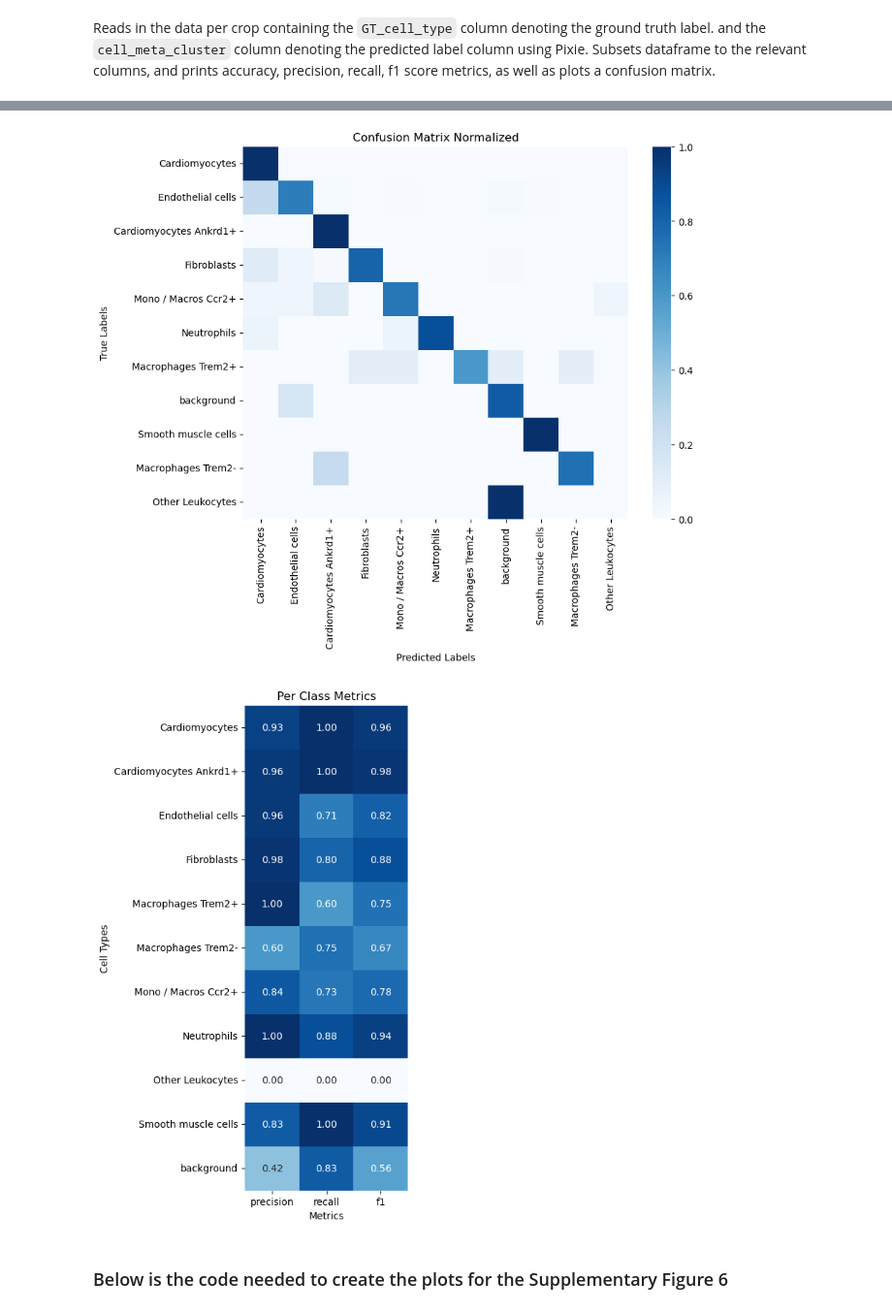
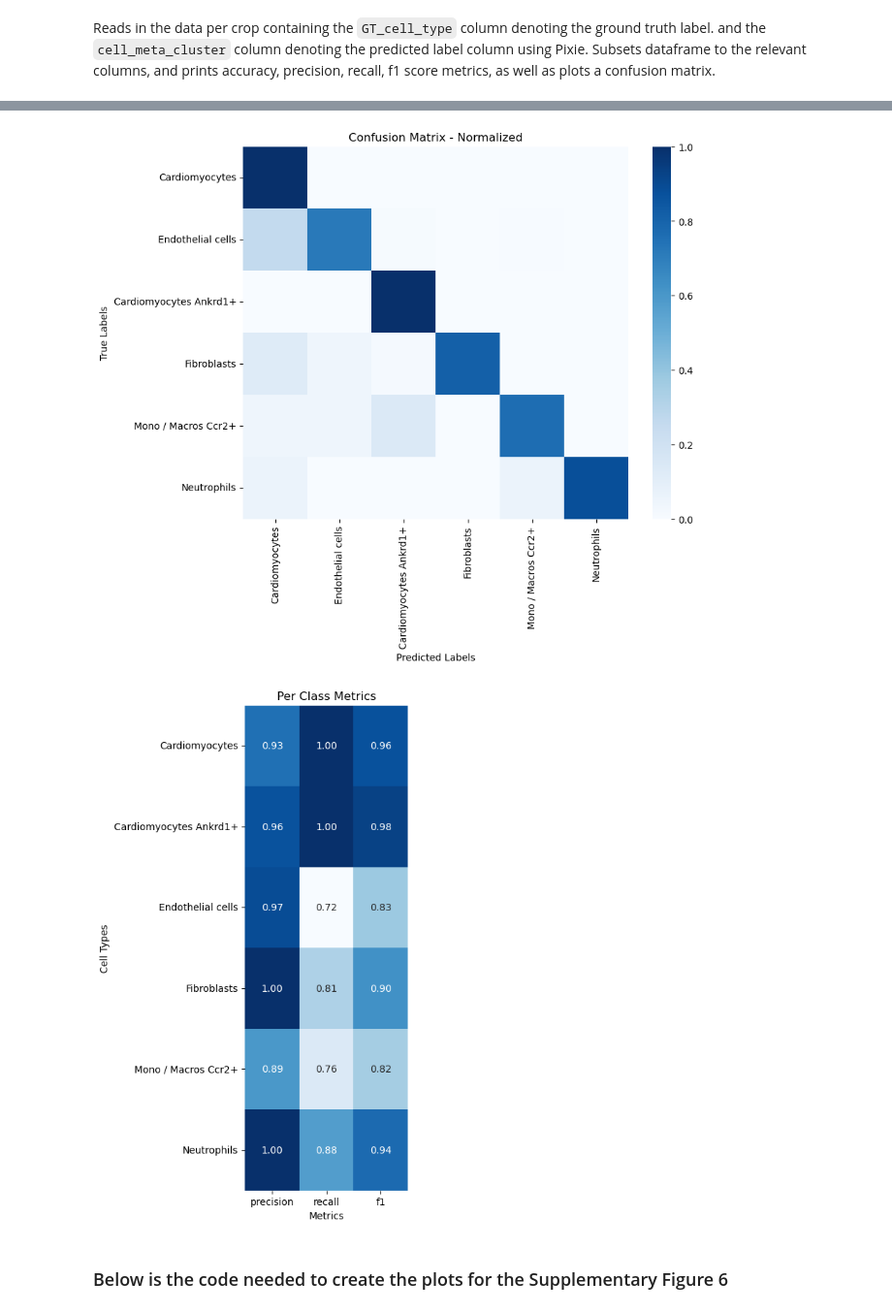
Before and after one commit to SchapiroLabor/mi_spatialomics, a Jupyter notebook: analysis/seqIF_python/seqIF.Supplementary_Figure6_segmentation_evaluation.ipynb, the cells around one changed output, grey strips where cells are left out. Shown at 97% size. Drawn from its saved outputs; the diff is of its cells as text; code cells hidden in the pictures.

```diff
--- a/analysis/seqIF_python/seqIF.Supplementary_Figure6_segmentation_evaluation.ipynb
+++ b/analysis/seqIF_python/seqIF.Supplementary_Figure6_segmentation_evaluation.ipynb
@@ -783,6 +783,13 @@ all_crops_df = pd.concat(dataframes, ignore_index=True)
 
 keep_cols = ['GT_cell_type', 'cell_meta_cluster']
 all_crops_df = all_crops_df[keep_cols]
+# %%
+# exclude all rows with classes that appear less than 10 times
+min_threshold = 5
+value_counts = all_crops_df['GT_cell_type'].value_counts()
+to_exclude = value_counts[value_counts < min_threshold].index
+all_crops_df = all_crops_df[~all_crops_df['GT_cell_type'].isin(to_exclude)]
+all_crops_df = all_crops_df[~all_crops_df['cell_meta_cluster'].isin(to_exclude)]
 # %%
 import pandas as pd
 from sklearn.metrics import accuracy_score, precision_score, recall_score, f1_score, confusion_matrix
@@ -790,7 +797,14 @@ from sklearn.utils.multiclass import unique_labels
 import seaborn as sns
 import matplotlib.pyplot as plt
 
+min_threshold = 10
 df = all_crops_df.copy()
+
+value_counts = df['GT_cell_type'].value_counts()
+to_exclude = value_counts[value_counts < min_threshold].index
+
+df = df[~df['GT_cell_type'].isin(to_exclude)]
+df = df[~df['cell_meta_cluster'].isin(to_exclude)]
 
 # Calculate evaluation metrics
 accuracy = accuracy_score(df['GT_cell_type'], df['cell_meta_cluster'])
@@ -821,7 +835,7 @@ sns.heatmap(conf_matrix, annot=True, fmt='d', cmap='Blues',
             xticklabels=df.GT_cell_type.value_counts().index,
             yticklabels=df.GT_cell_type.value_counts().index)
 
-plt.title('Confusion Matrix')
+plt.title('Confusion Matrix - Raw')
 plt.xlabel('Predicted Labels')
 plt.ylabel('True Labels')
 plt.savefig('/Users/kbestak/Documents/kbestak/phd/heart_manuscript_revision/segmentation_evaluation/plots/confusion_matrix_raw.png', bbox_inches='tight')
@@ -835,7 +849,7 @@ sns.heatmap(conf_matrix_norm,fmt='d', cmap='Blues',
             xticklabels=df.GT_cell_type.value_counts().index,
             yticklabels=df.GT_cell_type.value_counts().index)
 
-plt.title('Confusion Matrix Normalized')
+plt.title('Confusion Matrix - Normalized')
 plt.xlabel('Predicted Labels')
 plt.ylabel('True Labels')
 plt.savefig('/Users/kbestak/Documents/kbestak/phd/heart_manuscript_revision/segmentation_evaluation/plots/confusion_matrix_normalized.png', bbox_inches='tight')
@@ -872,5 +883,5 @@ Per Class F1 Score: [0.96393035 0.97819315 0.81504702 0.88135593 0.75       0.66
-[figure, old version]
+[figure, new version]
-[figure, old version]
+[figure, new version]
 # %% [markdown]
 ### Below is the code needed to create the plots for the Supplementary Figure 6
 # %%
```
Also changed, not shown: parts of 1 cell of this notebook.
